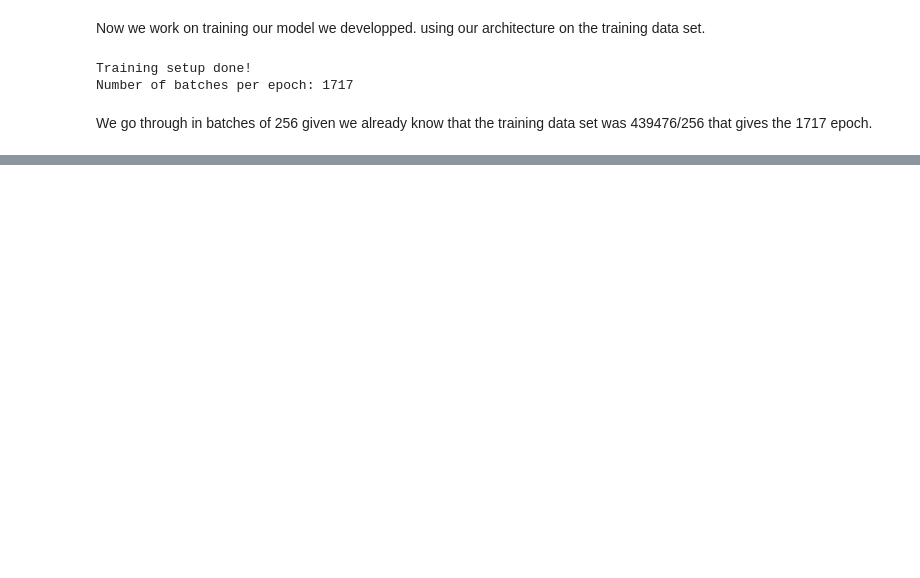
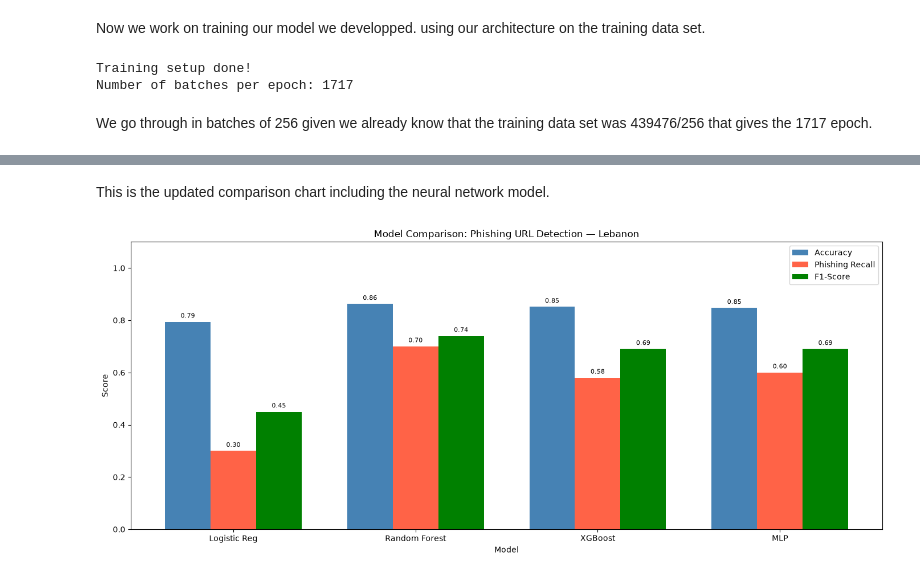
Before and after one commit to justthierry/phishing-detector-lebanon, a Jupyter notebook: phishing_detector.ipynb, the cells around one changed output, grey strips where cells are left out. Saved outputs shown, nothing was run; the diff lists cells and outputs as text; code cells hidden in the pictures; blank space fills up the shorter version.

Commit message:
Day 2: MLP neural network, updated comparison chart

```diff
--- a/phishing_detector.ipynb
+++ b/phishing_detector.ipynb
@@ -533,0 +578,41 @@ Epoch 7/10 - Loss: 0.3681
+# %% [markdown]
+This is the updated comparison chart including the neural network model.
+# %%
+# Updated model comparison including MLP
+models = ['Logistic Reg', 'Random Forest', 'XGBoost', 'MLP']
+accuracy = [0.7939, 0.8623, 0.8513, 0.8470]
+recall = [0.30, 0.70, 0.58, 0.60]
+f1 = [0.45, 0.74, 0.69, 0.69]
+
+x = np.arange(len(models))
+width = 0.25
+
+fig, ax = plt.subplots(figsize=(14, 6))
+bars1 = ax.bar(x - width, accuracy, width, label='Accuracy', color='steelblue')
+bars2 = ax.bar(x, recall, width, label='Phishing Recall', color='tomato')
+bars3 = ax.bar(x + width, f1, width, label='F1-Score', color='green')
+
+ax.set_xlabel('Model')
+ax.set_ylabel('Score')
+ax.set_title('Model Comparison: Phishing URL Detection — Lebanon')
+ax.set_xticks(x)
+ax.set_xticklabels(models)
+ax.legend()
+ax.set_ylim(0, 1.1)
+
+# Add value labels on top of bars
+for bar in bars1:
+    ax.text(bar.get_x() + bar.get_width()/2., bar.get_height() + 0.01,
+            f'{bar.get_height():.2f}', ha='center', va='bottom', fontsize=8)
+for bar in bars2:
+    ax.text(bar.get_x() + bar.get_width()/2., bar.get_height() + 0.01,
+            f'{bar.get_height():.2f}', ha='center', va='bottom', fontsize=8)
+for bar in bars3:
+    ax.text(bar.get_x() + bar.get_width()/2., bar.get_height() + 0.01,
+            f'{bar.get_height():.2f}', ha='center', va='bottom', fontsize=8)
+
+plt.tight_layout()
+plt.savefig('model_comparison.png', dpi=150)
+plt.show()
+# %% [output]
+[figure, added]
```
Also changed, not shown: parts of 7 cells of this notebook.
